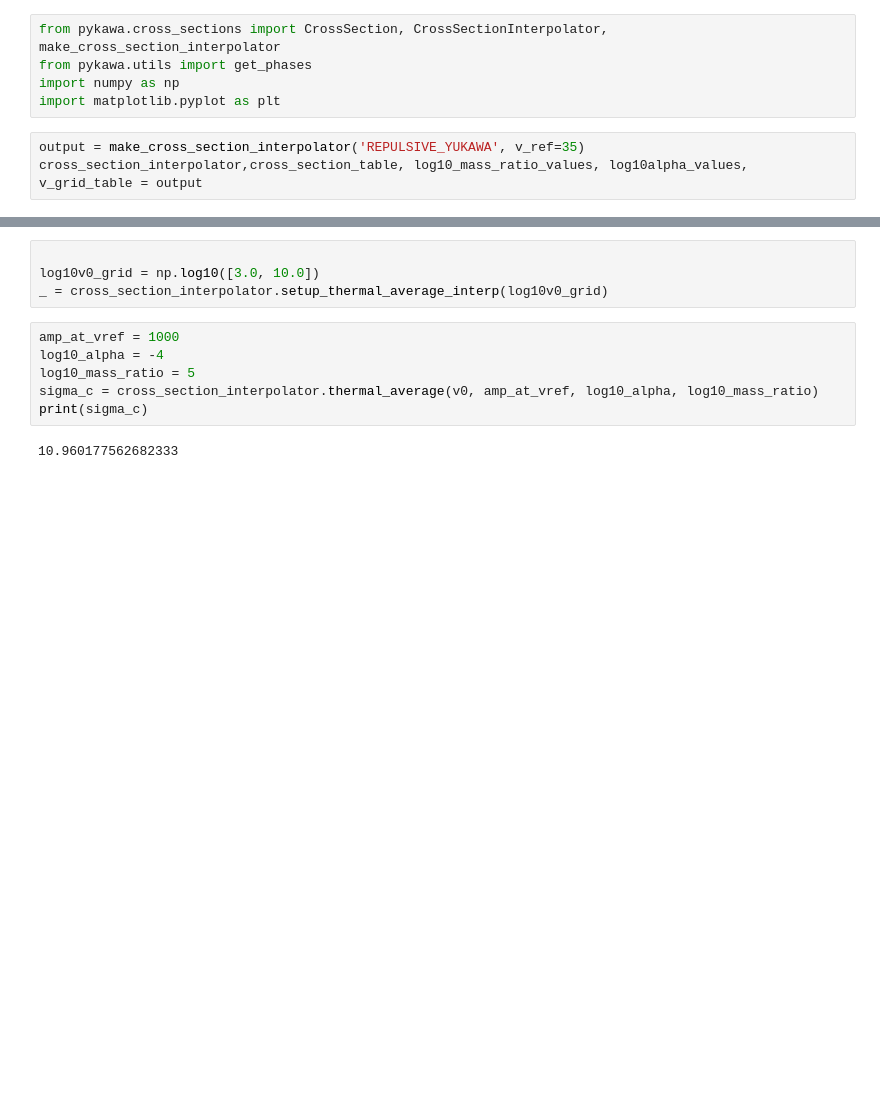
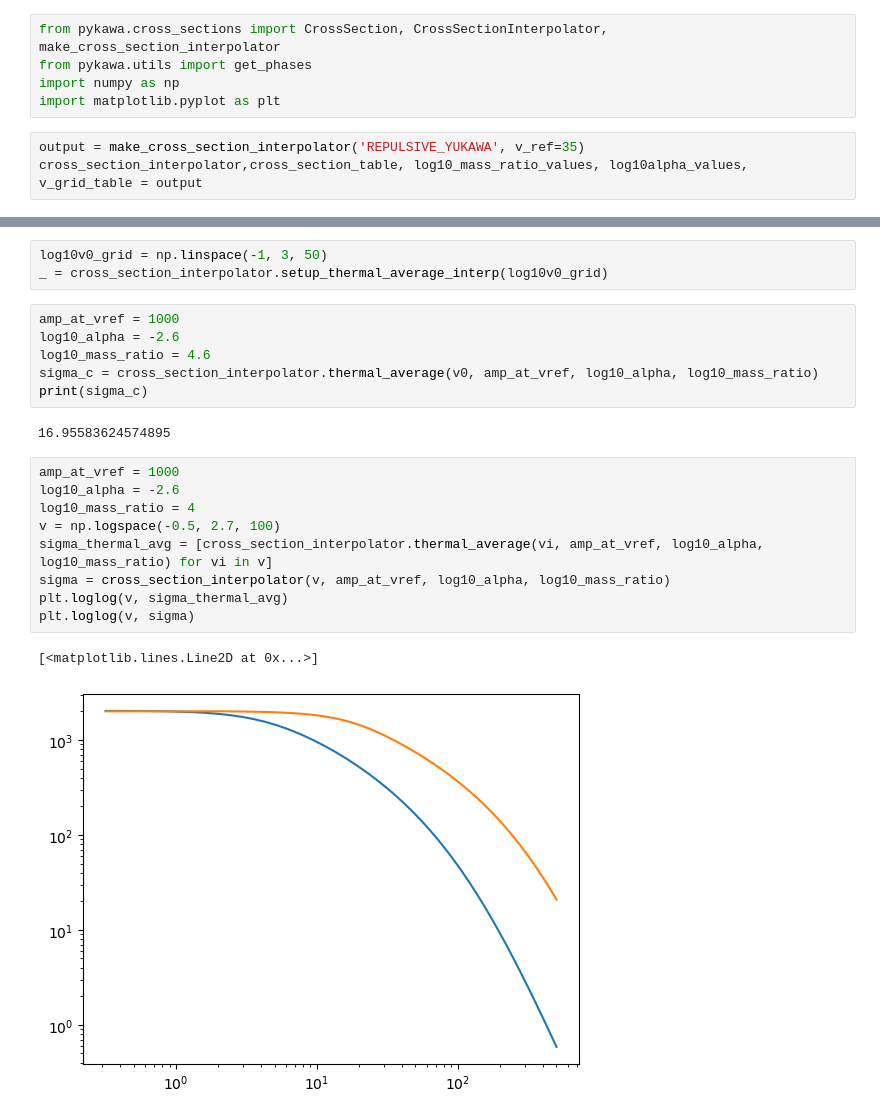
Before and after one commit to dangilman/pykawa, a Jupyter notebook: notebooks/thermal_averages.ipynb, the cells around one changed output, grey strips where cells are left out. Drawn from its saved outputs; the diff is of its cells as text; blank space fills up the shorter version.

```diff
--- a/notebooks/thermal_averages.ipynb
+++ b/notebooks/thermal_averages.ipynb
@@ -42,12 +42,23 @@ plt.show()
 # %%
-
-log10v0_grid = np.log10([3.0, 10.0])
+log10v0_grid = np.linspace(-1, 3, 50)
 _ = cross_section_interpolator.setup_thermal_average_interp(log10v0_grid)
 # %%
 amp_at_vref = 1000
-log10_alpha = -4
-log10_mass_ratio = 5
+log10_alpha = -2.6
+log10_mass_ratio = 4.6
 sigma_c = cross_section_interpolator.thermal_average(v0, amp_at_vref, log10_alpha, log10_mass_ratio)
 print(sigma_c)
 # %% [output]
-10.960177562682333
+16.95583624574895
+# %%
+amp_at_vref = 1000
+log10_alpha = -2.6
+log10_mass_ratio = 4
+v = np.logspace(-0.5, 2.7, 100)
+sigma_thermal_avg = [cross_section_interpolator.thermal_average(vi, amp_at_vref, log10_alpha, log10_mass_ratio) for vi in v]
+sigma = cross_section_interpolator(v, amp_at_vref, log10_alpha, log10_mass_ratio)
+plt.loglog(v, sigma_thermal_avg)
+plt.loglog(v, sigma)
+# %% [output]
+[<matplotlib.lines.Line2D at 0x...>]
+[figure, added]
```
Also changed, not shown: parts of 1 cell of this notebook, 9 other files.
